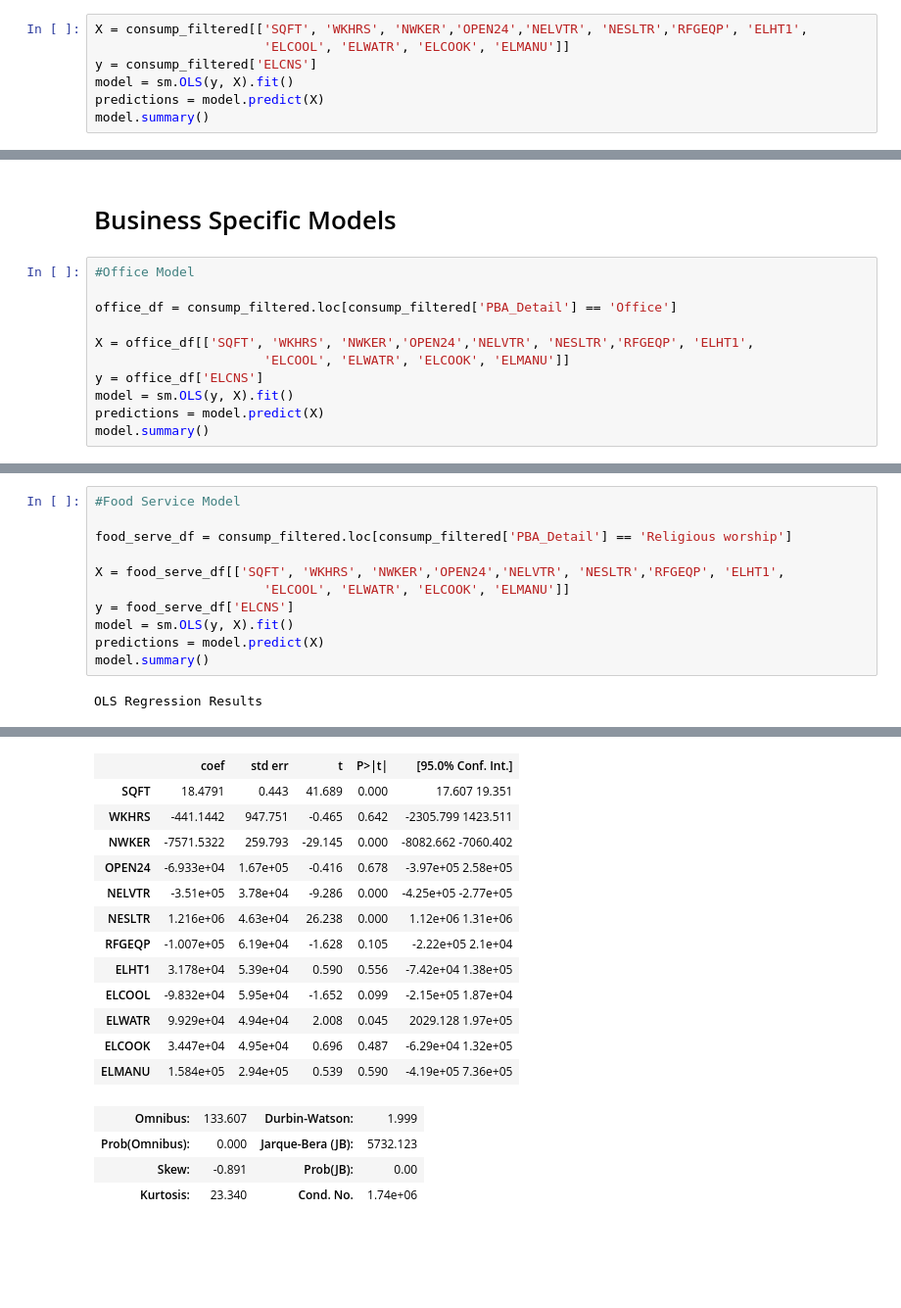
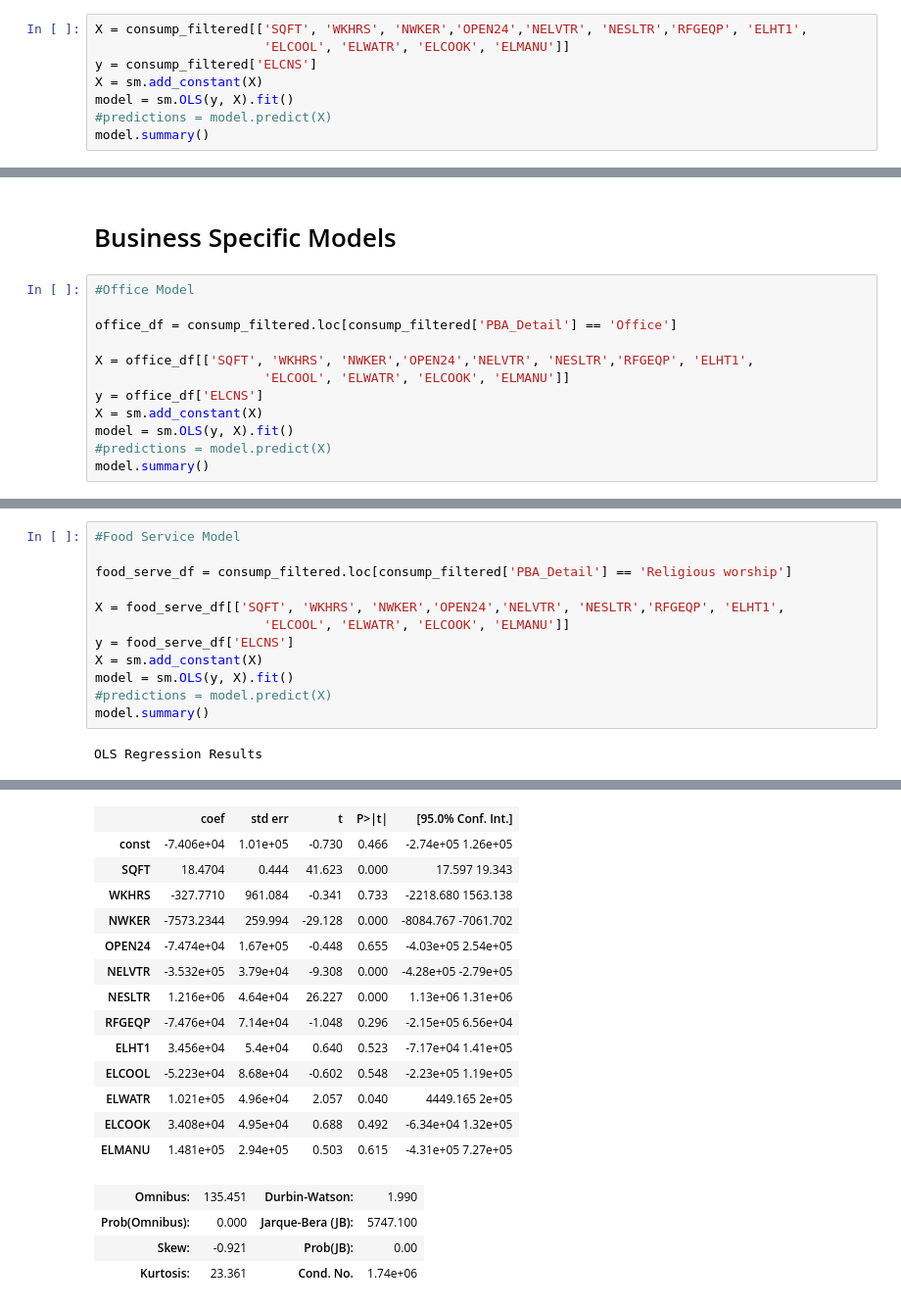
Before and after one commit to vslchumids/w210_capstone_solar, a Jupyter notebook: R/ConsumptionData/Merge_Consunption_Datasets.ipynb, the cells around one changed output, grey strips where cells are left out. Shown: that part at 98% size. Cells and saved outputs as stored; diff of their text form; blank space fills up the shorter version.

```diff
--- a/R/ConsumptionData/Merge_Consunption_Datasets.ipynb
+++ b/R/ConsumptionData/Merge_Consunption_Datasets.ipynb
@@ -114,8 +114,9 @@ Index(['PUBID', 'REGION', 'CENDIV', 'SQFT', 'PBA', 'YRCON', 'FREESTN',
 X = consump_filtered[['SQFT', 'WKHRS', 'NWKER','OPEN24','NELVTR', 'NESLTR','RFGEQP', 'ELHT1',
                       'ELCOOL', 'ELWATR', 'ELCOOK', 'ELMANU']]
 y = consump_filtered['ELCNS']
+X = sm.add_constant(X)
 model = sm.OLS(y, X).fit()
-predictions = model.predict(X)
+#predictions = model.predict(X)
 model.summary()
 # %% [output]
 OLS Regression Results
@@ -177,8 +179,9 @@ office_df = consump_filtered.loc[consump_filtered['PBA_Detail'] == 'Office']
 X = office_df[['SQFT', 'WKHRS', 'NWKER','OPEN24','NELVTR', 'NESLTR','RFGEQP', 'ELHT1',
                       'ELCOOL', 'ELWATR', 'ELCOOK', 'ELMANU']]
 y = office_df['ELCNS']
+X = sm.add_constant(X)
 model = sm.OLS(y, X).fit()
-predictions = model.predict(X)
+#predictions = model.predict(X)
 model.summary()
 # %% [output]
 OLS Regression Results
@@ -216,8 +220,9 @@ food_serve_df = consump_filtered.loc[consump_filtered['PBA_Detail'] == 'Religiou
 X = food_serve_df[['SQFT', 'WKHRS', 'NWKER','OPEN24','NELVTR', 'NESLTR','RFGEQP', 'ELHT1',
                       'ELCOOL', 'ELWATR', 'ELCOOK', 'ELMANU']]
 y = food_serve_df['ELCNS']
+X = sm.add_constant(X)
 model = sm.OLS(y, X).fit()
-predictions = model.predict(X)
+#predictions = model.predict(X)
 model.summary()
 # %% [output]
 OLS Regression Results
@@ -231,22 +236,23 @@ OLS Regression Results
 | Df Model: | 12 |  |  |
 | Covariance Type: | nonrobust |  |  |
 |  | coef | std err | t | P>|t| | [95.0% Conf. Int.] |
-| SQFT | 18.4791 | 0.443 | 41.689 | 0.000 | 17.607 19.351 |
-| WKHRS | -441.1442 | 947.751 | -0.465 | 0.642 | -2305.799 1423.511 |
-| NWKER | -7571.5322 | 259.793 | -29.145 | 0.000 | -8082.662 -7060.402 |
-| OPEN24 | -6.933e+04 | 1.67e+05 | -0.416 | 0.678 | -3.97e+05 2.58e+05 |
-| NELVTR | -3.51e+05 | 3.78e+04 | -9.286 | 0.000 | -4.25e+05 -2.77e+05 |
-| NESLTR | 1.216e+06 | 4.63e+04 | 26.238 | 0.000 | 1.12e+06 1.31e+06 |
-| RFGEQP | -1.007e+05 | 6.19e+04 | -1.628 | 0.105 | -2.22e+05 2.1e+04 |
-| ELHT1 | 3.178e+04 | 5.39e+04 | 0.590 | 0.556 | -7.42e+04 1.38e+05 |
-| ELCOOL | -9.832e+04 | 5.95e+04 | -1.652 | 0.099 | -2.15e+05 1.87e+04 |
-| ELWATR | 9.929e+04 | 4.94e+04 | 2.008 | 0.045 | 2029.128 1.97e+05 |
-| ELCOOK | 3.447e+04 | 4.95e+04 | 0.696 | 0.487 | -6.29e+04 1.32e+05 |
-| ELMANU | 1.584e+05 | 2.94e+05 | 0.539 | 0.590 | -4.19e+05 7.36e+05 |
+| const | -7.406e+04 | 1.01e+05 | -0.730 | 0.466 | -2.74e+05 1.26e+05 |
+| SQFT | 18.4704 | 0.444 | 41.623 | 0.000 | 17.597 19.343 |
+| WKHRS | -327.7710 | 961.084 | -0.341 | 0.733 | -2218.680 1563.138 |
+| NWKER | -7573.2344 | 259.994 | -29.128 | 0.000 | -8084.767 -7061.702 |
+| OPEN24 | -7.474e+04 | 1.67e+05 | -0.448 | 0.655 | -4.03e+05 2.54e+05 |
+| NELVTR | -3.532e+05 | 3.79e+04 | -9.308 | 0.000 | -4.28e+05 -2.79e+05 |
+| NESLTR | 1.216e+06 | 4.64e+04 | 26.227 | 0.000 | 1.13e+06 1.31e+06 |
+| RFGEQP | -7.476e+04 | 7.14e+04 | -1.048 | 0.296 | -2.15e+05 6.56e+04 |
+| ELHT1 | 3.456e+04 | 5.4e+04 | 0.640 | 0.523 | -7.17e+04 1.41e+05 |
+| ELCOOL | -5.223e+04 | 8.68e+04 | -0.602 | 0.548 | -2.23e+05 1.19e+05 |
+| ELWATR | 1.021e+05 | 4.96e+04 | 2.057 | 0.040 | 4449.165 2e+05 |
+| ELCOOK | 3.408e+04 | 4.95e+04 | 0.688 | 0.492 | -6.34e+04 1.32e+05 |
+| ELMANU | 1.481e+05 | 2.94e+05 | 0.503 | 0.615 | -4.31e+05 7.27e+05 |
-| Omnibus: | 133.607 | Durbin-Watson: | 1.999 |
-| Prob(Omnibus): | 0.000 | Jarque-Bera (JB): | 5732.123 |
-| Skew: | -0.891 | Prob(JB): | 0.00 |
-| Kurtosis: | 23.340 | Cond. No. | 1.74e+06 |
+| Omnibus: | 135.451 | Durbin-Watson: | 1.990 |
+| Prob(Omnibus): | 0.000 | Jarque-Bera (JB): | 5747.100 |
+| Skew: | -0.921 | Prob(JB): | 0.00 |
+| Kurtosis: | 23.361 | Cond. No. | 1.74e+06 |
 # %%
 #Nonrefrigerated warehouse Model
 
```
Also changed, not shown: parts of 9 cells of this notebook.
